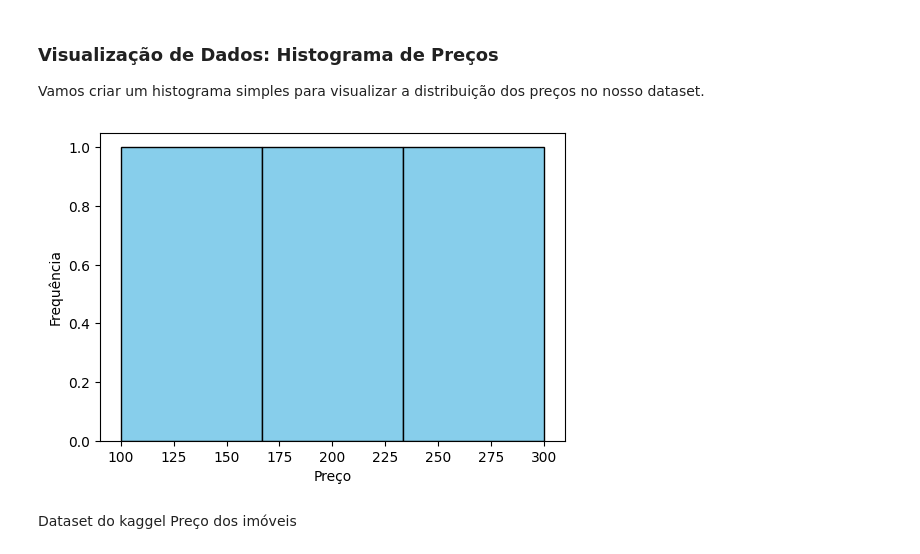
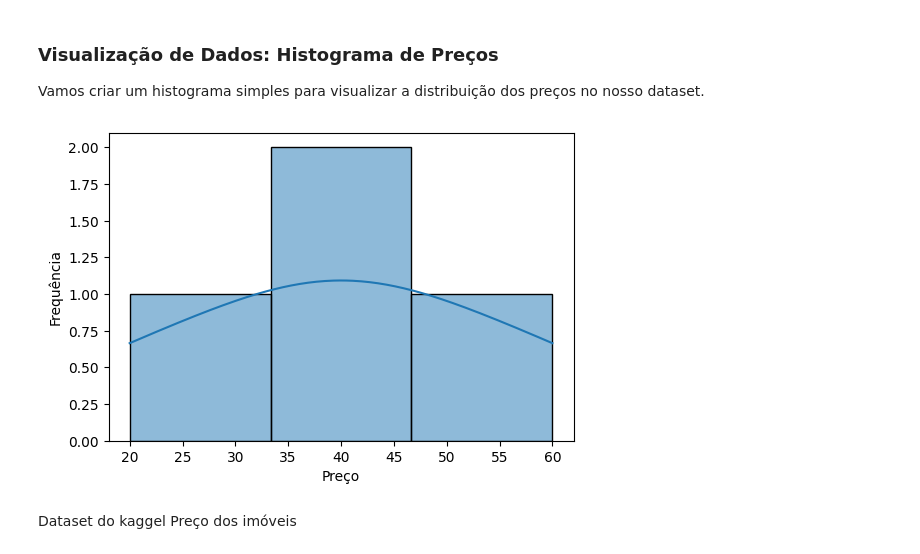
Before and after one commit to Gabiiis/redesneurais, a Jupyter notebook: Redes_Neurais_Aula_01.ipynb, the cells around one changed output. Cells and saved outputs as stored; diff of their text form; code cells hidden in the pictures.

```diff
--- a/Redes_Neurais_Aula_01.ipynb
+++ b/Redes_Neurais_Aula_01.ipynb
@@ -218,9 +217,9 @@ while indice < tamanho_lista:
 import pandas as pd
 # %%
 dataset = pd.DataFrame({
-    "Produto": ["A", "B", "C"],
-    "Preço": [100, 200, 300],
-    "Quantidade": [10, 20, 30]
+    "Produto": ["A", "B", "C", "D"],
+    "Preço": [20, 40, 60, np.nan],
+    "Quantidade": [10, 20, 30, 40]
 })
 print(dataset)
 # %% [output]
@@ -357,19 +361,19 @@ Vamos criar um histograma simples para visualizar a distribuição dos preços n
 # %%
 # Criando o histograma da coluna 'Preço'
 plt.figure(figsize=(6, 4))
-plt.hist(dataset['Preço'], bins=3, color='skyblue', edgecolor='black')
+sns.histplot(dataset['Preço'], kde=True, bins=3)
 
 # Adicionando títulos e rótulos
 #plt.title('Distribuição de Preços dos Produtos')
 plt.xlabel('Preço')
 plt.ylabel('Frequência')
 
 # Exibindo o gráfico
 
 plt.savefig('histograma_precos.png')
 plt.show()
 # %% [output]
-[figure, old version]
+[figure, new version]
 # %% [markdown]
 Dataset do kaggel
 Preço dos imóveis
```
Also changed, not shown: parts of 23 cells of this notebook.
